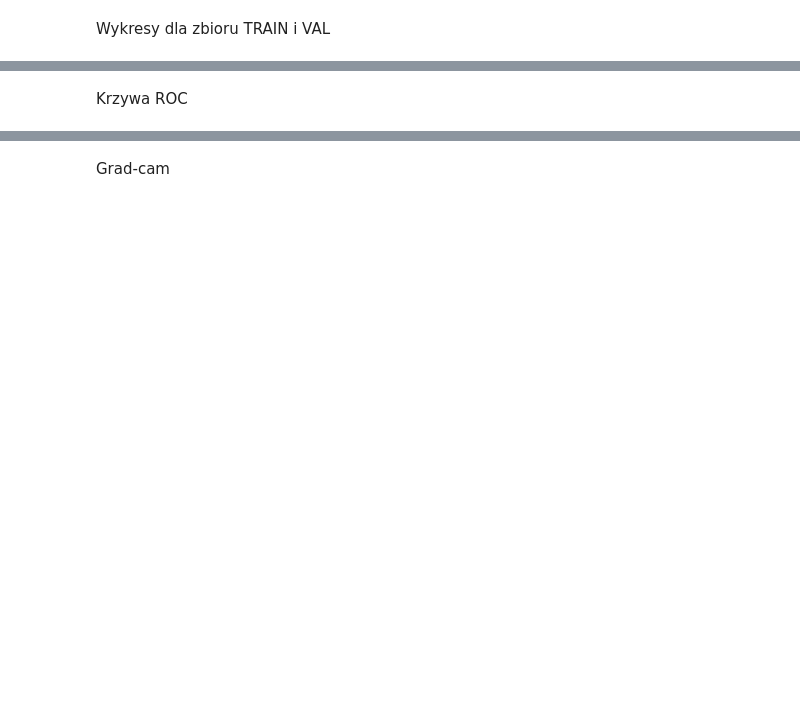
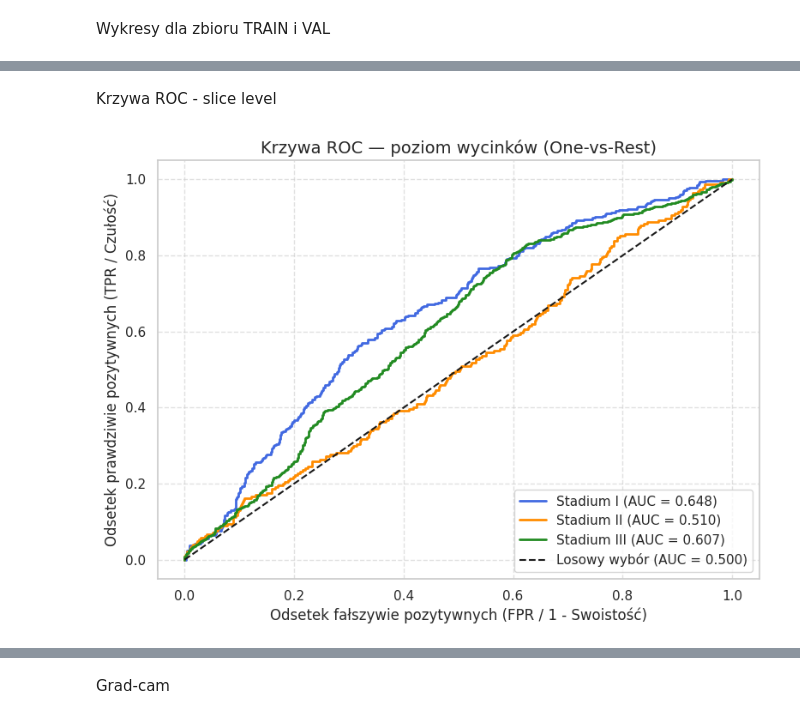
Before and after one commit to Nachos-mic/Lung_CT_Diagnostic_ML, a Jupyter notebook: Lung_Diagnostics_V2.ipynb, the cells around one changed output, grey strips where cells are left out. Cells and saved outputs as stored; diff of their text form; code cells hidden in the pictures; blank space fills up the shorter version.

```diff
--- a/Lung_Diagnostics_V2.ipynb
+++ b/Lung_Diagnostics_V2.ipynb
@@ -304,6 +304,7 @@ class LungCancerHybridDataset(Dataset):
 # %% [markdown]
 DataLoaders i WeightedSampler
 # %%
+from sklearn.utils.class_weight import compute_class_weight
 IMG_DIR_COLAB = '/content/dataset/data_2d_full_slices'
 
 # Tworzenie instancji hybrydowych datasetów
@@ -336,9 +337,21 @@ sampler = WeightedRandomSampler(
 
 BATCH_SIZE = 32
 
-train_loader = DataLoader(train_dataset, batch_size=BATCH_SIZE, sampler=sampler, num_workers=2)
+train_loader = DataLoader(train_dataset, batch_size=BATCH_SIZE, shuffle=True, num_workers=2)
 val_loader = DataLoader(val_dataset, batch_size=BATCH_SIZE, shuffle=False, num_workers=2)
 test_loader = DataLoader(test_dataset, batch_size=BATCH_SIZE, shuffle=False, num_workers=2)
+
+# OBLICZENIE WAG DLA FUNKCJI STRATY
+# Używamy dokładnie tej nazwy kolumny, którą miałeś w samplerze: 'merged_label'
+train_labels_for_loss = train_dataset.data_frame['merged_label'].values
+
+computed_weights = compute_class_weight(
+    class_weight='balanced',
+    classes=np.unique(train_labels_for_loss),
+    y=train_labels_for_loss
+)
+
+print(f"\nWyliczone wagi klas dla Loss Function (I, II, III): {computed_weights}")
 
 # Weryfikacja
 sample_batch = next(iter(train_loader))
@@ -1222,26 +1257,31 @@ plt.show()
 # %% [markdown]
-Krzywa ROC
+Krzywa ROC - slice level
 # %%
-# Binaryzacja etykiet (one-vs-rest)
+# ZMIANA: Używamy test_labels i test_probs z komórki ewaluacyjnej
 classes = [0, 1, 2]
-y_true_bin = label_binarize(final_labels, classes=classes)
-y_probs    = np.array(final_probs)
+y_true_bin = label_binarize(test_labels, classes=classes)
+y_probs    = np.array(test_probs)
 
 plt.figure(figsize=(8, 6))
 colors = ['royalblue', 'darkorange', 'forestgreen']
 
+# Rysowanie krzywych dla poszczególnych klas
 for i, (cls_name, color) in enumerate(zip(target_names, colors)):
     fpr, tpr, _ = roc_curve(y_true_bin[:, i], y_probs[:, i])
     roc_auc     = auc(fpr, tpr)
     plt.plot(fpr, tpr, color=color, lw=2,
              label=f'{cls_name} (AUC = {roc_auc:.3f})')
 
-plt.plot([0,1], [0,1], 'k--', lw=1)
-plt.xlabel('1 - Swoistość (FPR)', fontsize=12)
-plt.ylabel('Czułość (TPR)', fontsize=12)
+# Rysowanie linii losowej
+plt.plot([0, 1], [0, 1], 'k--', lw=1.5, label='Losowy wybór (AUC = 0.500)')
+
+plt.xlabel('Odsetek fałszywie pozytywnych (FPR / 1 - Swoistość)', fontsize=12)
+plt.ylabel('Odsetek prawdziwie pozytywnych (TPR / Czułość)', fontsize=12)
 plt.title('Krzywa ROC — poziom wycinków (One-vs-Rest)', fontsize=14)
 plt.legend(loc='lower right')
 plt.grid(True, linestyle='--', alpha=0.6)
 plt.tight_layout()
 plt.savefig('/content/roc_curve_slices.png', dpi=300)
 plt.show()
+# %% [output]
+[figure, added]
```
Also changed, not shown: parts of 13 cells of this notebook.
